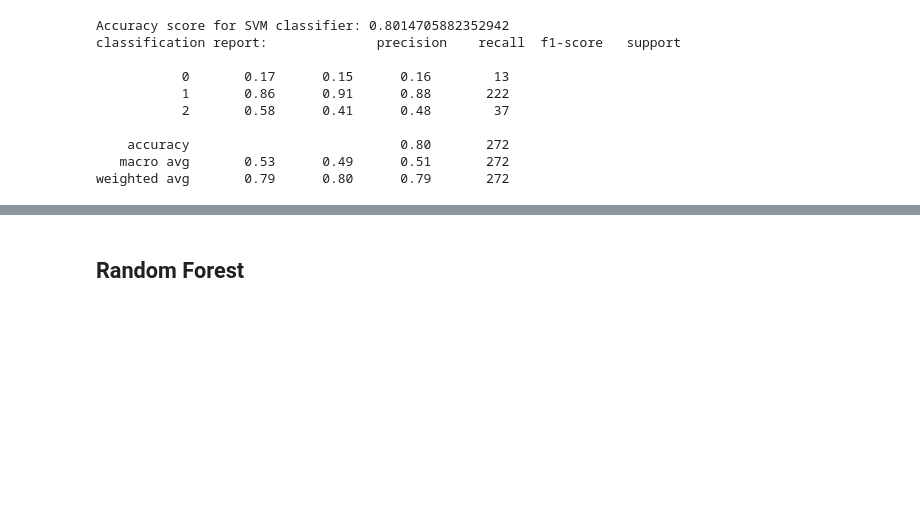
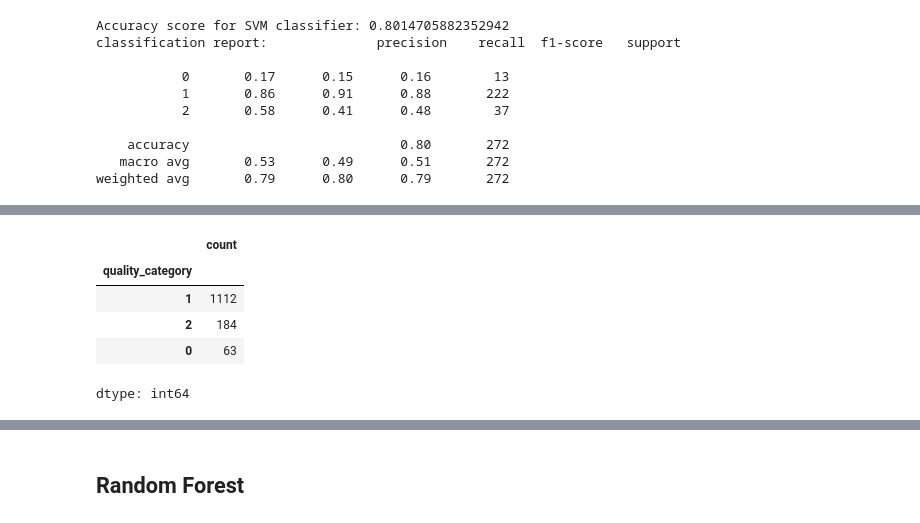
Before and after one commit to dan01240/ds_301, a Jupyter notebook: SVM_GH.ipynb, the cells around one changed output, grey strips where cells are left out. Cells and saved outputs as stored; diff of their text form; code cells hidden in the pictures; blank space fills up the shorter version.

```diff
--- a/SVM_GH.ipynb
+++ b/SVM_GH.ipynb
@@ -585,0 +539,9 @@ weighted avg       0.79      0.80      0.79       272
+# %%
+y.value_counts()
+# %% [output]
+|  | count |
+| quality_category |  |
+| 1 | 1112 |
+| 2 | 184 |
+| 0 | 63 |
+dtype: int64
```
Also changed, not shown: parts of 13 cells of this notebook.
